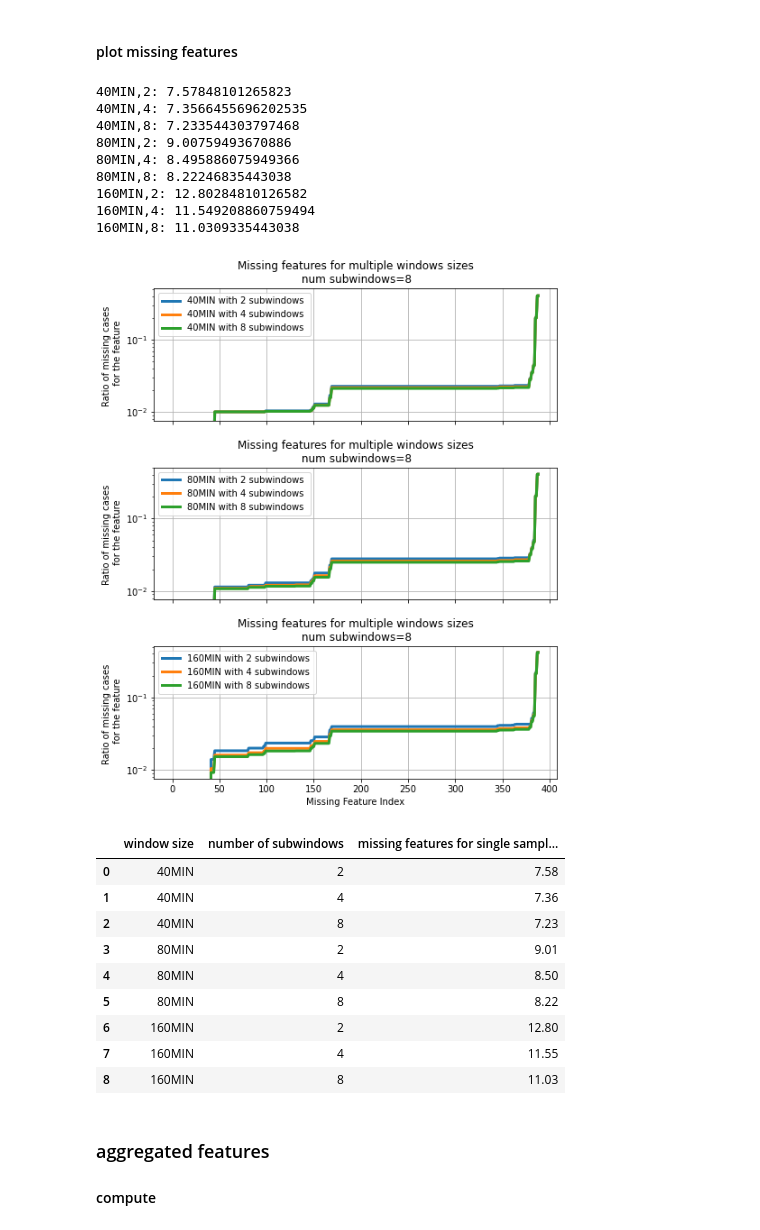
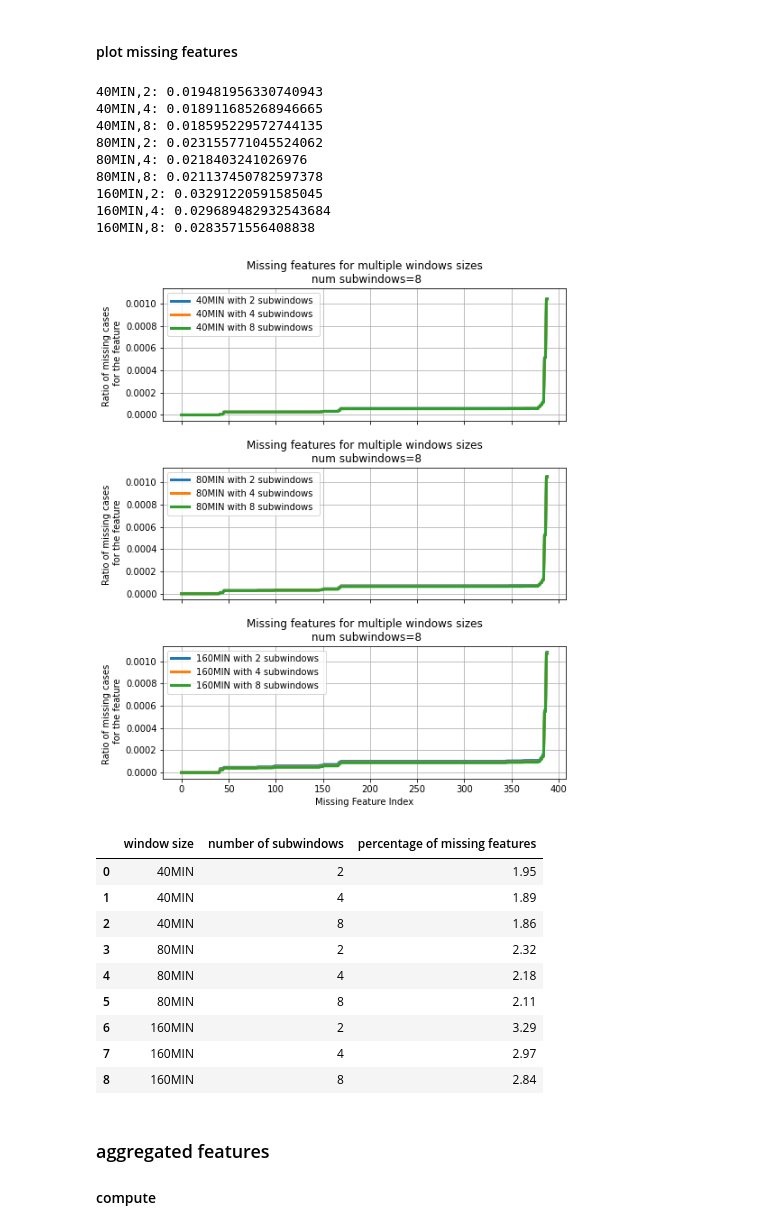
Before and after one commit to Jumabek/receptivity, a Jupyter notebook: analysis/Association Rule Mining.ipynb, the cells around one changed output. Cells and saved outputs as stored; diff of their text form; code cells hidden in the pictures.

```diff
--- a/analysis/Association Rule Mining.ipynb
+++ b/analysis/Association Rule Mining.ipynb
@@ -1896,7 +1849,9 @@ from feature_preprocessing import impute_support_features
 
 fig, axes = plt.subplots(nrows=len(num_sub_windows),ncols=1, figsize=(8,10), sharex=True, sharey=True)
 plt.subplots_adjust(hspace=0.35)
-measurement = pd.DataFrame(columns=['window size','number of subwindows','missing features for single sample (on avg.)'])
+measurement = pd.DataFrame(
+    columns=['window size','number of subwindows','percentage of missing features']
+)
 with on_ray(object_store_memory=2e10, ignore_reinit_error=True, num_cpus=40):
     for i, (window_name, window_size) in enumerate(windows.items()):
         ax = axes[i]
@@ -1905,61 +1860,61 @@ with on_ray(object_store_memory=2e10, ignore_reinit_error=True, num_cpus=40):
             sub_features = pd.read_csv(
                 f'feature/arm/{window_name}_{nsub}.csv'
             ).set_index(['pid','timestamp','sub_timestamp']) #sub_features_d[(nsub,window_name)]
             sub_features = impute_support_features(sub_features)
-            ds = sub_features.isnull().sum(axis=0).sort_values(ascending=True).values
+            ds = sub_features.isnull().sum(axis=0).sort_values(ascending=True).values/sub_features.shape[1]
             #ds = ds[ds>len(sub_features)/100*20]/(len(sub_features))
             ds = ds/(len(sub_features))
             print(f'{window_name},{nsub}: {ds.sum()}')
             measurement = pd.concat(
                 [
                     measurement
                     ,pd.DataFrame(
                         {
                             'window size':[window_name]
                             ,'number of subwindows':[nsub]
-                            ,'missing features for single sample (on avg.)':[ds.sum()]
+                            ,'percentage of missing features':[ds.sum()*100]
                         }
                     )
                 ]
                 , ignore_index=True
 
             )
             ax.plot(ds, label=f'{window_name} with {nsub} subwindows ', linewidth=3)
-            ax.set_yscale('log')
+            #ax.set_yscale('log')
         ax.set_ylabel('Ratio of missing cases \n for the feature')
 
         ax.grid(True)
         ax.legend()
         ax.set_title(f'Missing features for multiple windows sizes\n num subwindows={nsub}')
 
 plt.xlabel('Missing Feature Index')
 plt.show()
 # %% [output]
-40MIN,2: 7.57848101265823
-40MIN,4: 7.3566455696202535
-40MIN,8: 7.233544303797468
-80MIN,2: 9.00759493670886
-80MIN,4: 8.495886075949366
-80MIN,8: 8.22246835443038
-160MIN,2: 12.80284810126582
-160MIN,4: 11.549208860759494
-160MIN,8: 11.0309335443038
+40MIN,2: 0.019481956330740943
+40MIN,4: 0.018911685268946665
+40MIN,8: 0.018595229572744135
+80MIN,2: 0.023155771045524062
+80MIN,4: 0.0218403241026976
+80MIN,8: 0.021137450782597378
+160MIN,2: 0.03291220591585045
+160MIN,4: 0.029689482932543684
+160MIN,8: 0.0283571556408838
-[figure, old version]
+[figure, new version]
 # %%
 pd.set_option("display.precision", 2)
 measurement.to_csv(f'setting/missing_feature_for_each_combinations.csv', index=False)
 measurement
 # %% [output]
-|  | window size | number of subwindows | missing features for single sampl... |
-| 0 | 40MIN | 2 | 7.58 |
-| 1 | 40MIN | 4 | 7.36 |
-| 2 | 40MIN | 8 | 7.23 |
-| 3 | 80MIN | 2 | 9.01 |
-| 4 | 80MIN | 4 | 8.50 |
-| 5 | 80MIN | 8 | 8.22 |
-| 6 | 160MIN | 2 | 12.80 |
-| 7 | 160MIN | 4 | 11.55 |
-| 8 | 160MIN | 8 | 11.03 |
+|  | window size | number of subwindows | percentage of missing features |
+| 0 | 40MIN | 2 | 1.95 |
+| 1 | 40MIN | 4 | 1.89 |
+| 2 | 40MIN | 8 | 1.86 |
+| 3 | 80MIN | 2 | 2.32 |
+| 4 | 80MIN | 4 | 2.18 |
+| 5 | 80MIN | 8 | 2.11 |
+| 6 | 160MIN | 2 | 3.29 |
+| 7 | 160MIN | 4 | 2.97 |
+| 8 | 160MIN | 8 | 2.84 |
 # %% [markdown]
 ### aggregated features
 #### compute
```
Also changed, not shown: parts of 25 cells of this notebook, 2 other files.
